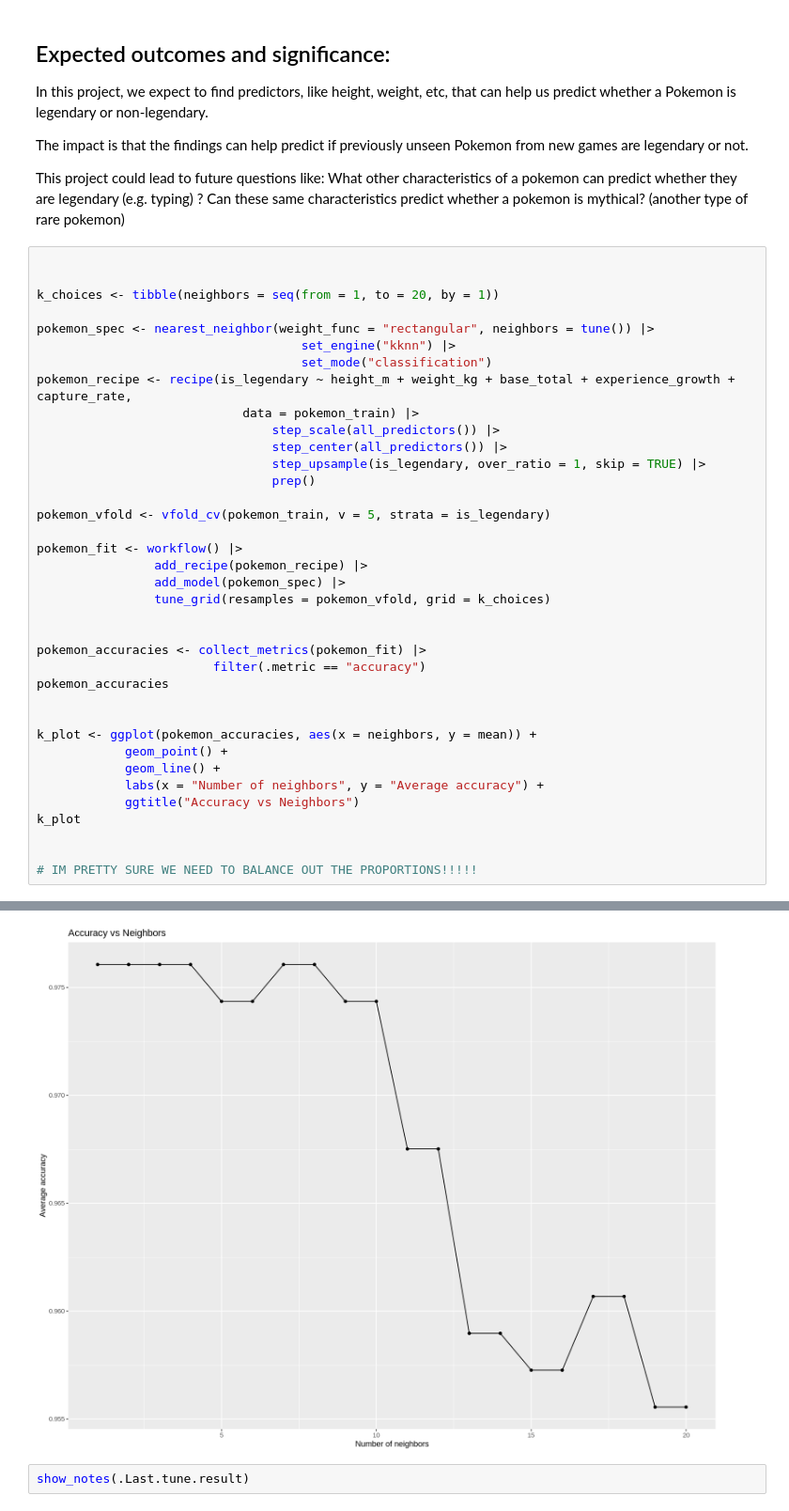
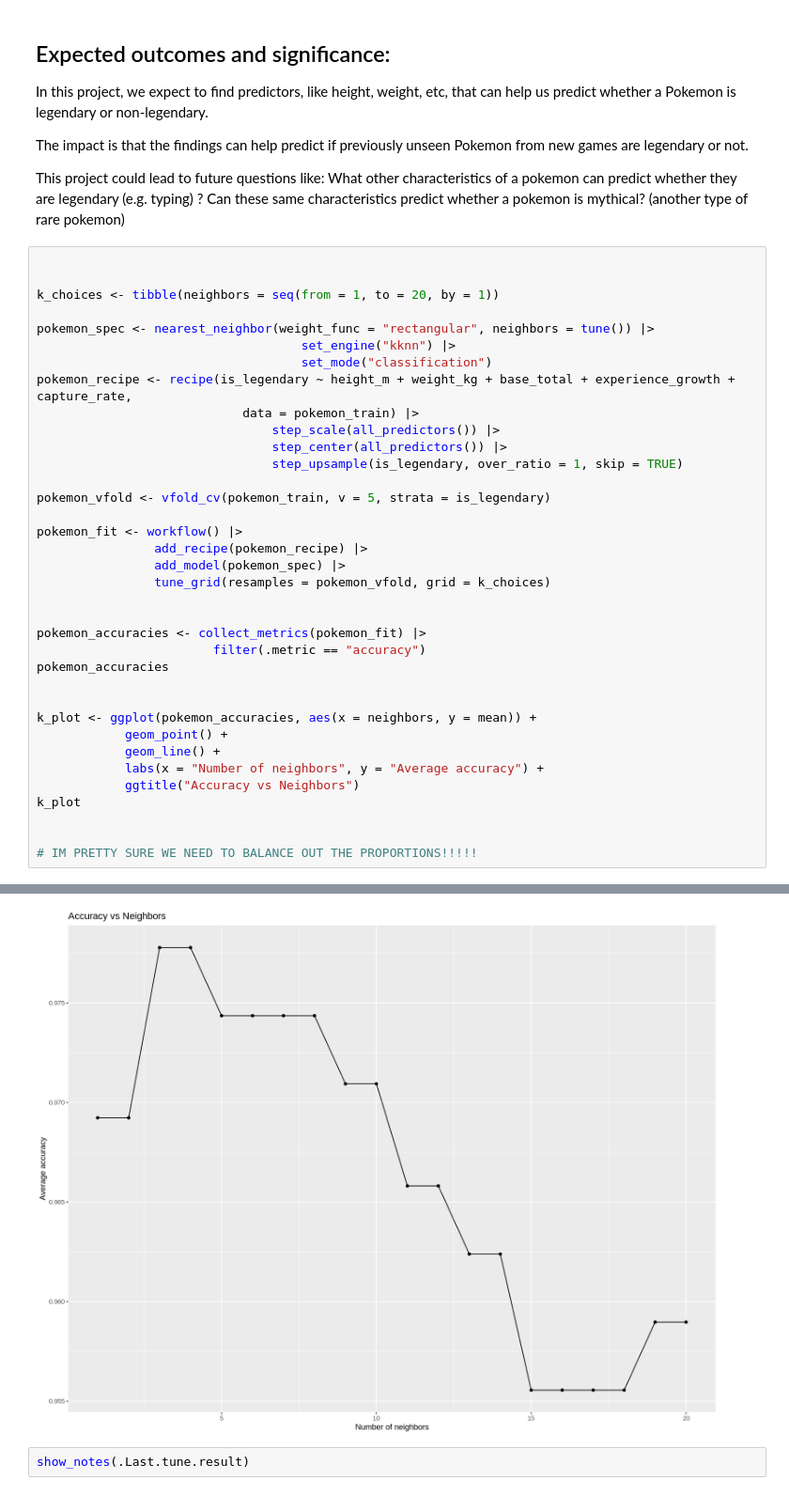
Before and after one commit to JerryMa0716/dsci-100-2023s1-group-17, a Jupyter notebook: report.ipynb, the cells around one changed output, grey strips where cells are left out. Shown at 94% size. Drawn from its saved outputs; the diff is of its cells as text.

Commit message:
removed prep, got better visualization

```diff
--- a/report.ipynb
+++ b/report.ipynb
@@ -248,8 +248,7 @@ pokemon_recipe <- recipe(is_legendary ~ height_m + weight_kg + base_total + expe
                             data = pokemon_train) |>
                                 step_scale(all_predictors()) |>
                                 step_center(all_predictors()) |>
-                                step_upsample(is_legendary, over_ratio = 1, skip = TRUE) |>
-                                prep()
+                                step_upsample(is_legendary, over_ratio = 1, skip = TRUE)
 
 pokemon_vfold <- vfold_cv(pokemon_train, v = 5, strata = is_legendary)
 
@@ -287,4 +286,4 @@ A tibble: 20 × 7
-[figure, old version]
+[figure, new version]
 # %%
 show_notes(.Last.tune.result)
 # %% [output]
```
Also changed, not shown: parts of 1 cell of this notebook.
